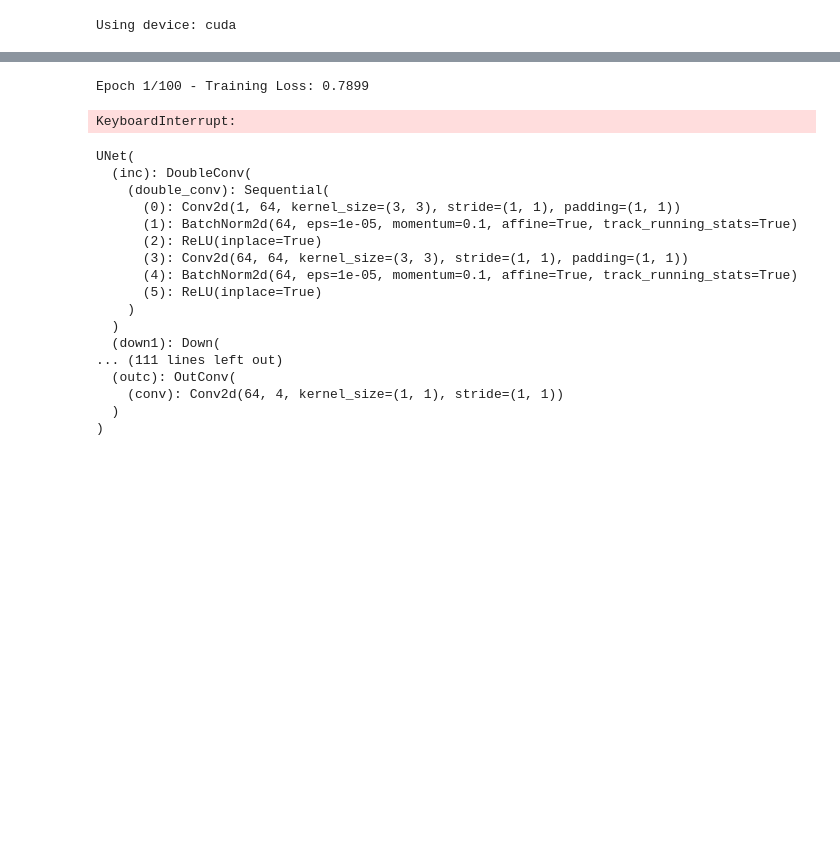
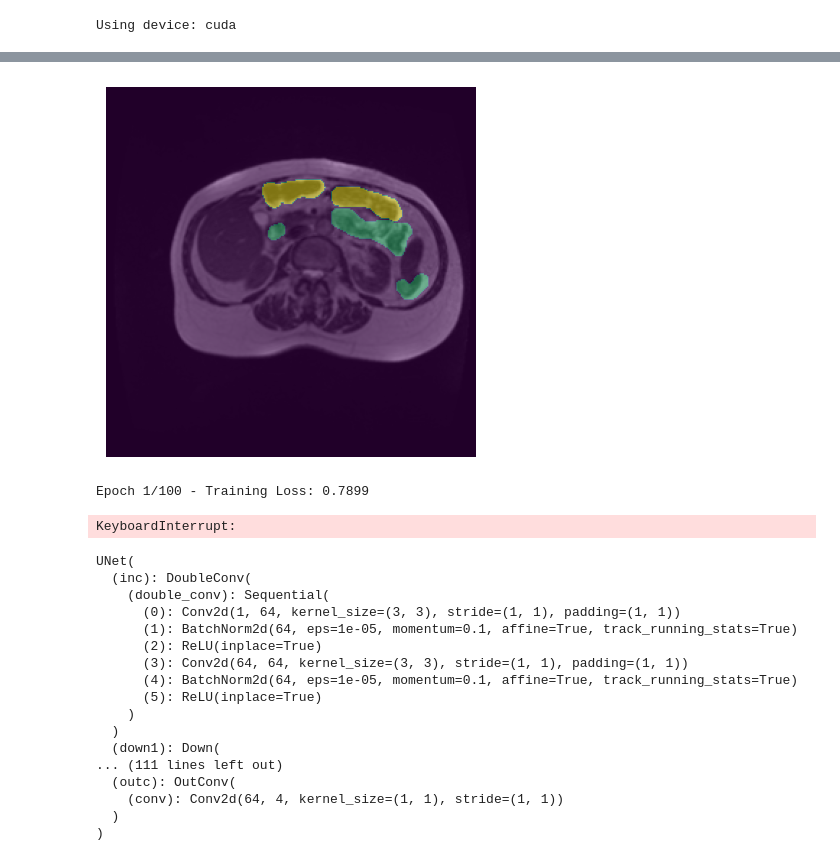
Before and after one commit to Bhumir2503/COSC424FinalProject, a Jupyter notebook: U-Net-V3.ipynb, the cells around one changed output, grey strips where cells are left out. Saved outputs shown, nothing was run; the diff lists cells and outputs as text; code cells hidden in the pictures; blank space fills up the shorter version.

```diff
--- a/U-Net-V3.ipynb
+++ b/U-Net-V3.ipynb
@@ -158,3 +169,7 @@ train_loader= DataLoader(training_data, batch_size=16, shuffle=True)
+# %%
+mrid.display_image_with_mask("case77_day20_slice_0115")
+# %% [output]
+[figure, added]
 # %%
 class DiceLoss(nn.Module):
     """
```
Also changed, not shown: parts of 3 cells of this notebook.
